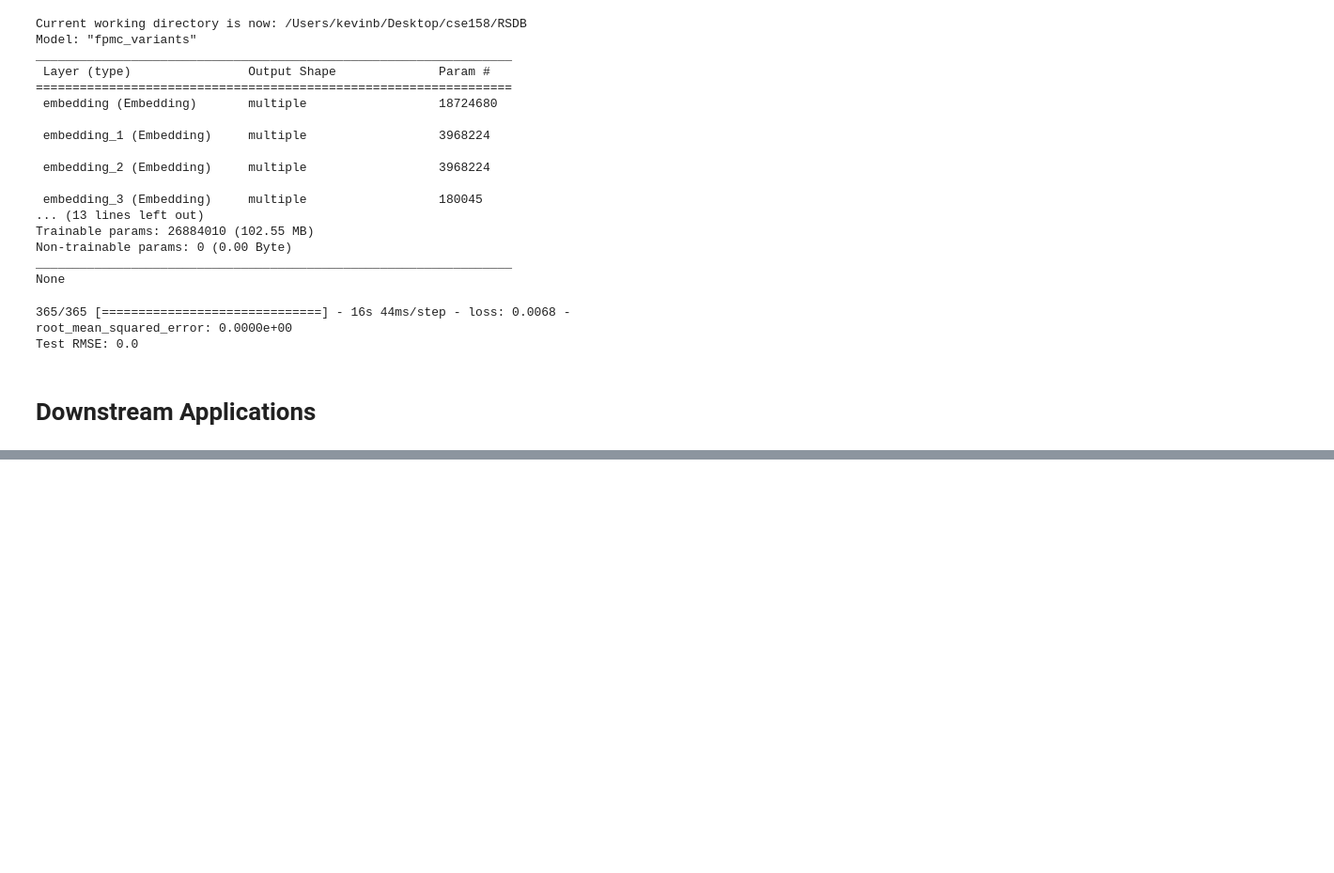
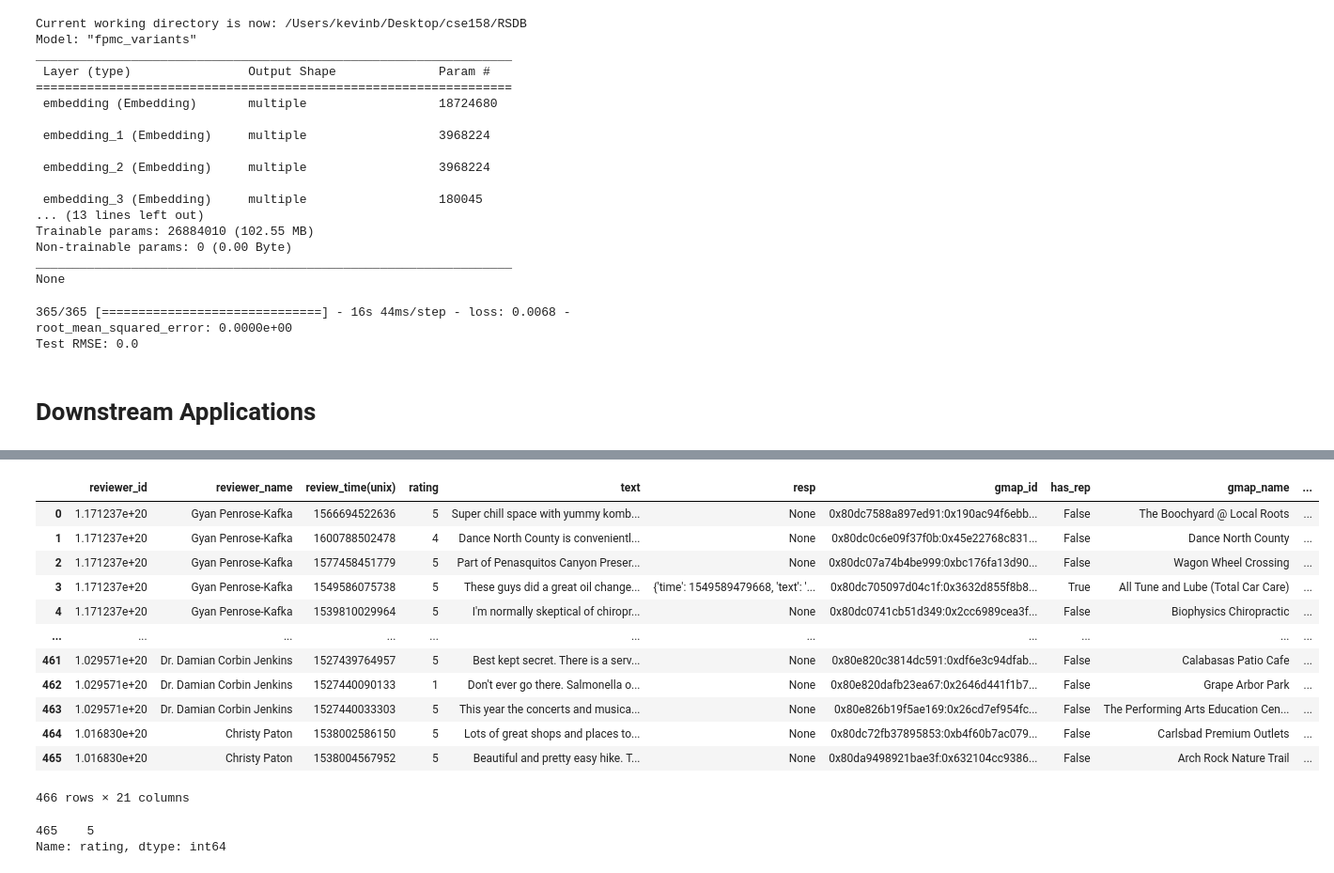
Before and after one commit to KevinBian107/RSDB, a Jupyter notebook: rsdb/eval.ipynb, the cells around one changed output, grey strips where cells are left out. Shown: that part at 94% size. Cells and saved outputs as stored; diff of their text form; code cells hidden in the pictures; blank space fills up the shorter version.

```diff
--- a/rsdb/eval.ipynb
+++ b/rsdb/eval.ipynb
@@ -105,0 +118,2 @@ ModuleNotFoundError: No module named 'tlfm'
+# %%
+rec = Recommendation(model, cleaned_df, "FPMCVariants")
@@ -105,0 +125,4 @@ ModuleNotFoundError: No module named 'tlfm'
+# %%
+rec_users = rec.recommend("0x809607d724ebf7d9:0x83f6a980a640dd5c")
+# %%
+rec_users["reviewer_id"] = rec_users["reviewer_id"].astype(float)
@@ -105,0 +144,22 @@ ModuleNotFoundError: No module named 'tlfm'
+# %%
+merged = cleaned_df.merge(rec_users, on="reviewer_id")
+merged
+# %% [output]
+|  | reviewer_id | reviewer_name | review_time(unix) | rating | text | resp | gmap_id | has_rep | gmap_name | ... |
+| 0 | 1.171237e+20 | Gyan Penrose-Kafka | 1566694522636 | 5 | Super chill space with yummy komb... | None | 0x80dc7588a897ed91:0x190ac94f6ebb... | False | The Boochyard @ Local Roots | ... |
+| 1 | 1.171237e+20 | Gyan Penrose-Kafka | 1600788502478 | 4 | Dance North County is convenientl... | None | 0x80dc0c6e09f37f0b:0x45e22768c831... | False | Dance North County | ... |
+| 2 | 1.171237e+20 | Gyan Penrose-Kafka | 1577458451779 | 5 | Part of Penasquitos Canyon Preser... | None | 0x80dc07a74b4be999:0xbc176fa13d90... | False | Wagon Wheel Crossing | ... |
+| 3 | 1.171237e+20 | Gyan Penrose-Kafka | 1549586075738 | 5 | These guys did a great oil change... | {'time': 1549589479668, 'text': '... | 0x80dc705097d04c1f:0x3632d855f8b8... | True | All Tune and Lube (Total Car Care) | ... |
+| 4 | 1.171237e+20 | Gyan Penrose-Kafka | 1539810029964 | 5 | I'm normally skeptical of chiropr... | None | 0x80dc0741cb51d349:0x2cc6989cea3f... | False | Biophysics Chiropractic | ... |
+| ... | ... | ... | ... | ... | ... | ... | ... | ... | ... | ... |
+| 461 | 1.029571e+20 | Dr. Damian Corbin Jenkins | 1527439764957 | 5 | Best kept secret. There is a serv... | None | 0x80e820c3814dc591:0xdf6e3c94dfab... | False | Calabasas Patio Cafe | ... |
+| 462 | 1.029571e+20 | Dr. Damian Corbin Jenkins | 1527440090133 | 1 | Don't ever go there. Salmonella o... | None | 0x80e820dafb23ea67:0x2646d441f1b7... | False | Grape Arbor Park | ... |
+| 463 | 1.029571e+20 | Dr. Damian Corbin Jenkins | 1527440033303 | 5 | This year the concerts and musica... | None | 0x80e826b19f5ae169:0x26cd7ef954fc... | False | The Performing Arts Education Cen... | ... |
+| 464 | 1.016830e+20 | Christy Paton | 1538002586150 | 5 | Lots of great shops and places to... | None | 0x80dc72fb37895853:0xb4f60b7ac079... | False | Carlsbad Premium Outlets | ... |
+| 465 | 1.016830e+20 | Christy Paton | 1538004567952 | 5 | Beautiful and pretty easy hike. T... | None | 0x80da9498921bae3f:0x632104cc9386... | False | Arch Rock Nature Trail | ... |
+466 rows × 21 columns
+# %%
+merged[merged['gmap_id']=="0x80da9498921bae3f:0x632104cc9386eb2a"].rating
+# %% [output]
+465    5
+Name: rating, dtype: int64
```
Also changed, not shown: parts of 8 cells of this notebook, 3 other files.
